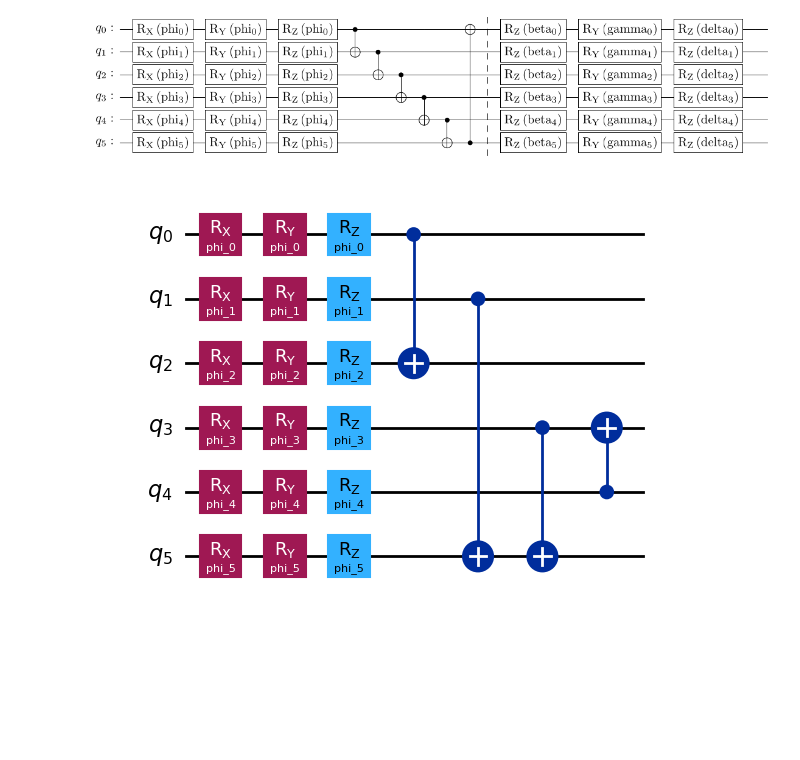
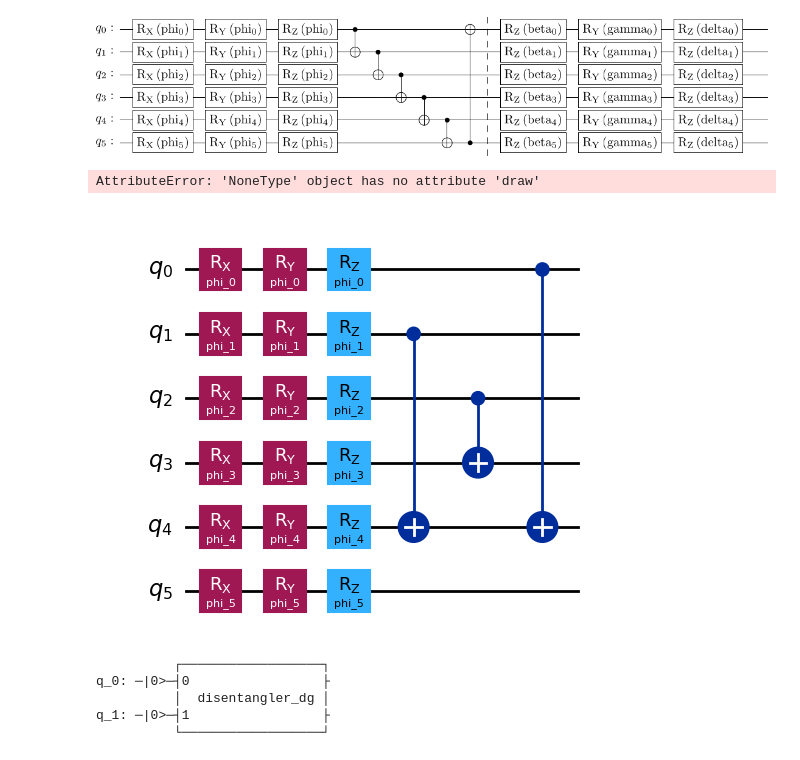
Before and after one commit to fdamore/QK, a Jupyter notebook: notebooks/validation.ipynb, the cells around one changed output. Saved outputs shown, nothing was run; the diff lists cells and outputs as text; code cells hidden in the pictures; blank space fills up the shorter version.

Commit message:
Correlation circuits.

```diff
--- a/notebooks/validation.ipynb
+++ b/notebooks/validation.ipynb
@@ -292,7 +295,30 @@ xyz.compose(zy_decomposition).draw('latex')
 # %% [output]
 [figure]
 # %%
-corr_enc = Circuits.corr_encoded(n_wire=6)
-display(corr_enc.draw('mpl'))
+corr3 = Circuits.corr3_encoded(n_wire=6)
+display(corr3.draw('mpl'))
 # %% [output]
-[figure, removed]
+AttributeError: 'NoneType' object has no attribute 'draw'
+# %%
+anticorr3 = Circuits.anticorr3_encoded(n_wire=6)
+display(anticorr3.draw('mpl'))
+# %% [output]
+[figure, added]
+# %%
+#try RowVectorFeatureMap
+from qiskit_machine_learning.circuit.library import RawFeatureVector
+import numpy as np
+
+rw = RawFeatureVector(4)
+
+state = np.array([1, 0, 0, 1]) / np.sqrt(2)
+
+boud =  rw.assign_parameters(state, )
+
+#boud.draw('mpl')
+# %% [output]
+          ┌──────────────────┐
+q_0: ─|0>─┤0                 ├
+          │  disentangler_dg │
+q_1: ─|0>─┤1                 ├
+          └──────────────────┘
```
Also changed, not shown: parts of 3 cells of this notebook, 1 other file.
